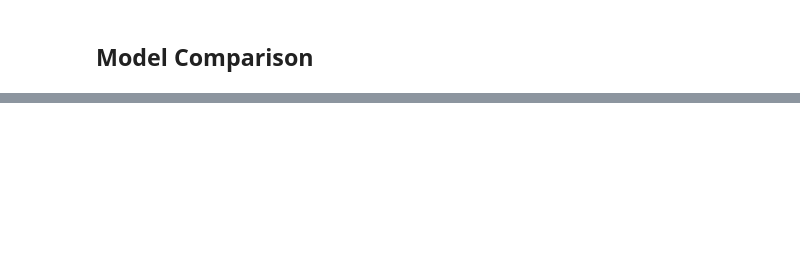
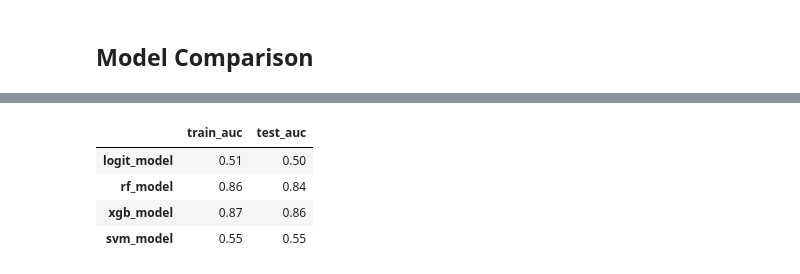
Before and after one commit to rhodapang/ultimate_challenge, a Jupyter notebook: Untitled.ipynb, the cells around one changed output, grey strips where cells are left out. Drawn from its saved outputs; the diff is of its cells as text; code cells hidden in the pictures; blank space fills up the shorter version.

```diff
--- a/Untitled.ipynb
+++ b/Untitled.ipynb
@@ -434,0 +466,20 @@ for name, model in model_list.items():
+# %%
+# From below result, we understand that there is no overfit among all models
+auc = pd.DataFrame()
+for name, model in model_list.items():
+    if name == 'svm_model':
+        train_auc = metrics.roc_auc_score(y_train,model.predict_proba(X_train_nor)[:,1])
+        test_auc = metrics.roc_auc_score(y_test,model.predict_proba(X_test_nor)[:,1])
+    else:
+        train_auc = metrics.roc_auc_score(y_train,model.predict_proba(X_train)[:,1])
+        test_auc = metrics.roc_auc_score(y_test,model.predict_proba(X_test)[:,1])
+    auc.at[name, "train_auc"] = '{0:.2f}'.format(train_auc)
+    auc.at[name, "test_auc"] = '{0:.2f}'.format(test_auc)
+
+auc
+# %% [output]
+|  | train_auc | test_auc |
+| logit_model | 0.51 | 0.50 |
+| rf_model | 0.86 | 0.84 |
+| xgb_model | 0.87 | 0.86 |
+| svm_model | 0.55 | 0.55 |
```
Also changed, not shown: parts of 12 cells of this notebook.
